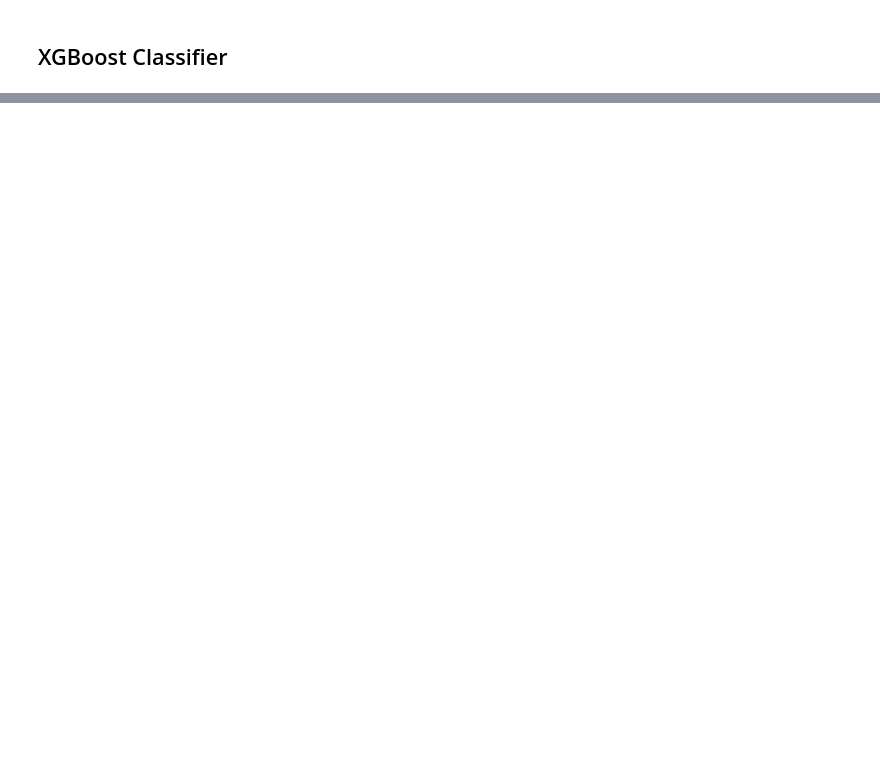
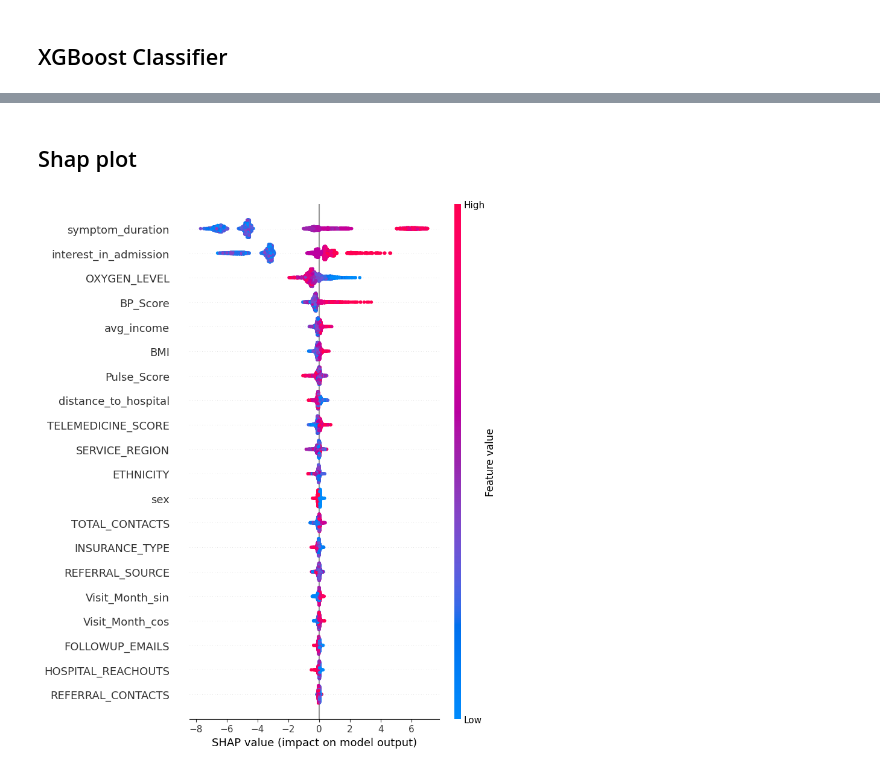
Before and after one commit to Chase-Wolters/Data-Science-Projects, a Jupyter notebook: Daily_Practice/HW3.ipynb, the cells around one changed output, grey strips where cells are left out. Drawn from its saved outputs; the diff is of its cells as text; code cells hidden in the pictures; blank space fills up the shorter version.

```diff
--- a/Daily_Practice/HW3.ipynb
+++ b/Daily_Practice/HW3.ipynb
@@ -457,0 +540,9 @@ TypeError: XGBClassifier.fit() got an unexpected keyword argument 'callbacks'
+# %% [markdown]
+## Shap plot
+# %%
+# run shap summary plot for XGBoost model
+explainer = shap.Explainer(XG)
+shap_values = explainer(X_train_enc)
+shap.summary_plot(shap_values, X_train_enc)
+# %% [output]
+[figure, added]
```
Also changed, not shown: parts of 25 cells of this notebook.
